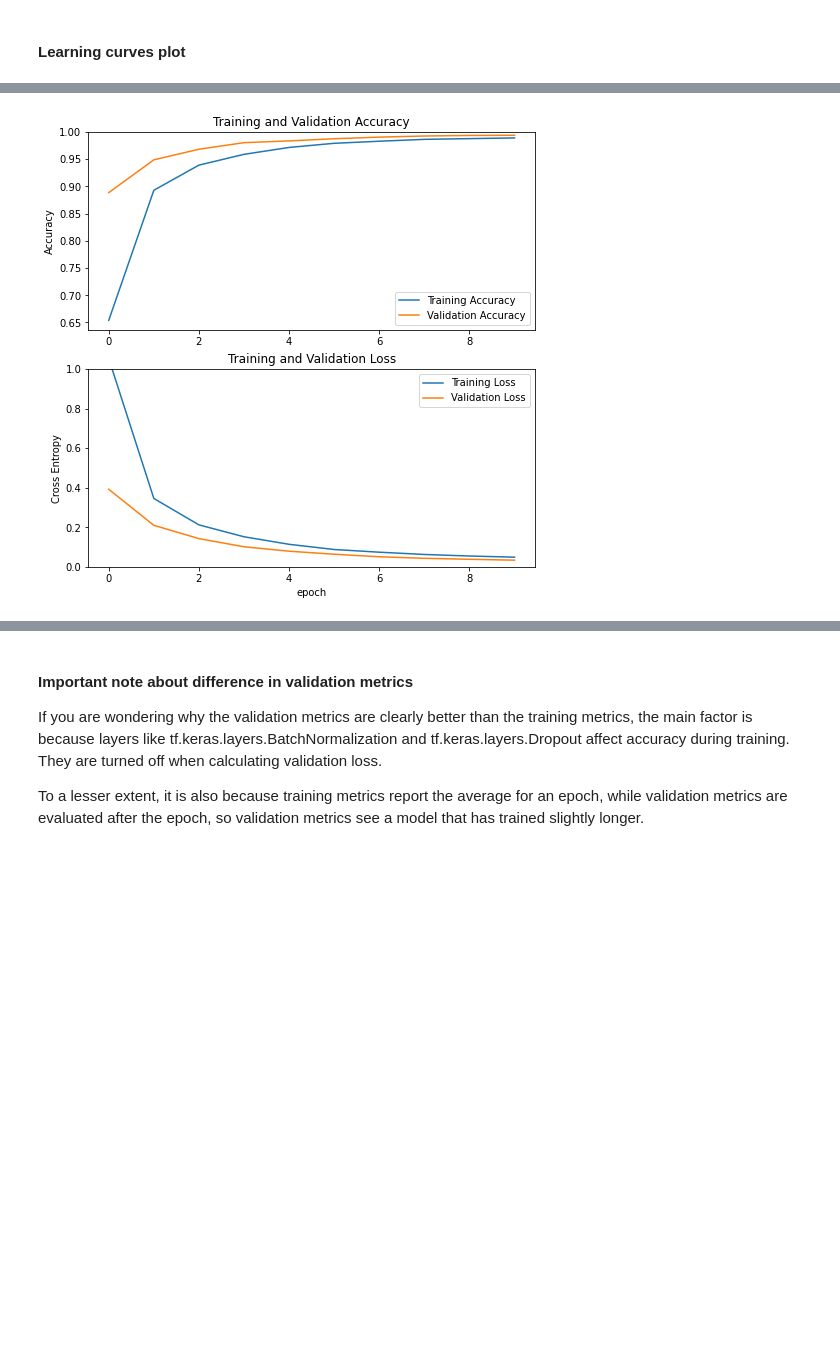
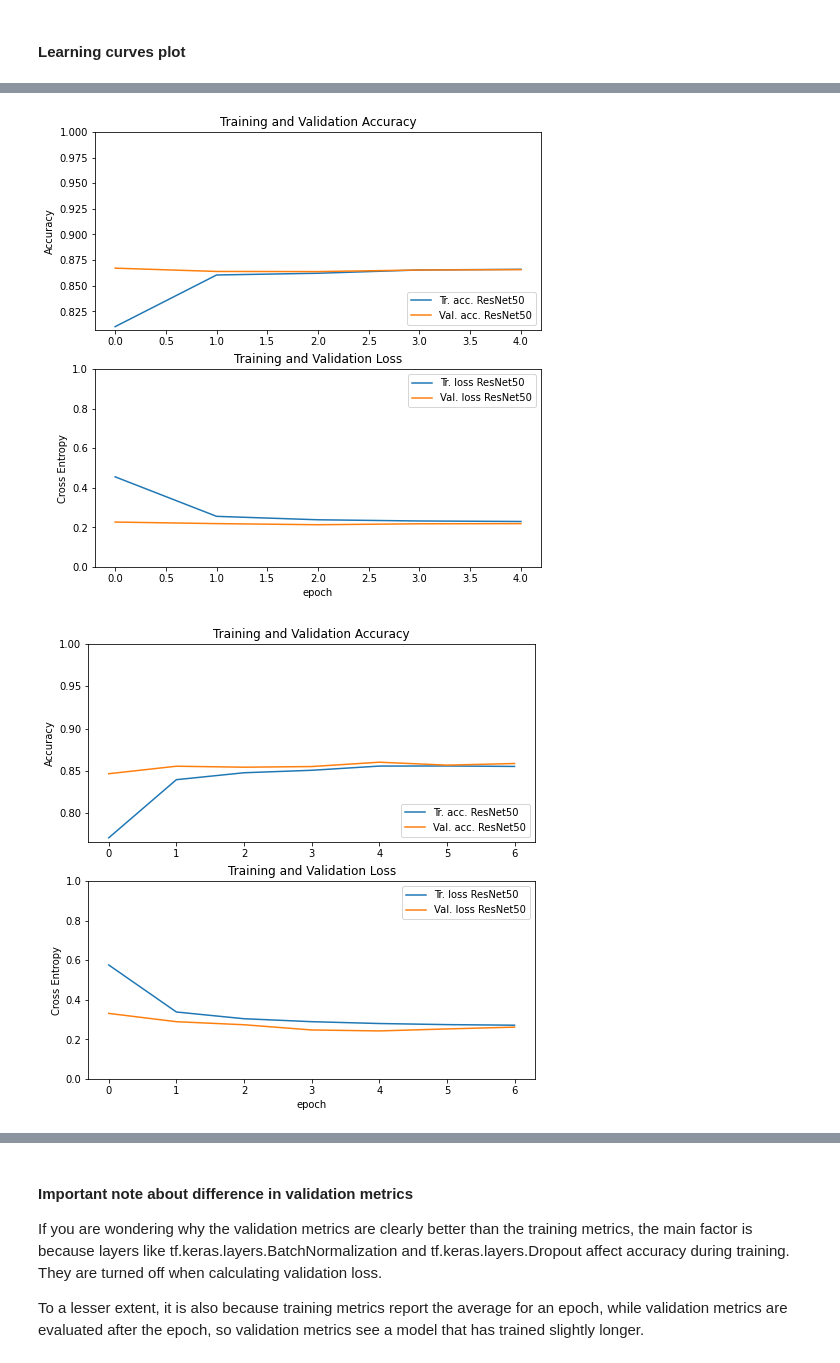
Before and after one commit to JeroenVanB/FruitClassification, a Jupyter notebook: classify_fruit.ipynb, the cells around one changed output, grey strips where cells are left out. Cells and saved outputs as stored; diff of their text form; code cells hidden in the pictures; blank space fills up the shorter version.

```diff
--- a/classify_fruit.ipynb
+++ b/classify_fruit.ipynb
@@ -10,12 +10,12 @@
 # %% [markdown]
 ###Initialization Variables
 # %%
-architecture = 3 # where:
   # 1 = MobileNetV2
   # 2 = InceptionV3
   # 3 = ResNet50
-  # 4 = VGG19
+ARCHITECTURES = [x for x in range(1,4)]
 USE_DATA_AUGMENTATION = False
+OPTIMIZERS = ["Adam", "AdaBelief"]
 # %% [markdown]
 ###Preprocessing
 # %%
@@ -235,3 +330,9 @@ after training loss (on val_ds): 0.03
 after training accuracy (on val_ds): 0.99
 # %% [markdown]
 #### Learning curves plot
+# %%
+print(results)
+adam_results = [x for x in results if x['optimizer'] == 'Adam']
+adaBelief_results = [x for x in results if x['optimizer'] == 'AdaBelief']
+print(adam_results)
+print(adaBelief_results)
@@ -238,27 +343,36 @@ after training accuracy (on val_ds): 0.99
 # %%
-acc = history.history['accuracy']
-val_acc = history.history['val_accuracy']
+archs = ['', 'MobileNetV2', 'InceptionV3', 'ResNet50']
+def plot_history(results):
+  for result in results:
+    arch_name = archs[result['arch']]
+    opt_name = result['optimizer']
+    history = result['history']
+    acc = history.history['accuracy']
+    val_acc = history.history['val_accuracy']
 
-loss = history.history['loss']
-val_loss = history.history['val_loss']
+    loss = history.history['loss']
+    val_loss = history.history['val_loss']
 
-plt.figure(figsize=(8, 8))
-plt.subplot(2, 1, 1)
-plt.plot(acc, label='Training Accuracy')
-plt.plot(val_acc, label='Validation Accuracy')
-plt.legend(loc='lower right')
-plt.ylabel('Accuracy')
-plt.ylim([min(plt.ylim()),1])
-plt.title('Training and Validation Accuracy')
+    plt.figure(figsize=(8, 8))
+    plt.subplot(2, 1, 1)
+    plt.plot(acc, label=f'Tr. acc. {arch_name}')
+    plt.plot(val_acc, label=f'Val. acc. {arch_name}')
+    plt.legend(loc='lower right')
+    plt.ylabel('Accuracy')
+    plt.ylim([min(plt.ylim()),1])
+    plt.title('Training and Validation Accuracy')
 
-plt.subplot(2, 1, 2)
-plt.plot(loss, label='Training Loss')
-plt.plot(val_loss, label='Validation Loss')
-plt.legend(loc='upper right')
-plt.ylabel('Cross Entropy')
-plt.ylim([0,1.0])
-plt.title('Training and Validation Loss')
-plt.xlabel('epoch')
-plt.show()
+    plt.subplot(2, 1, 2)
+    plt.plot(loss, label=f'Tr. loss {arch_name}')
+    plt.plot(val_loss, label=f'Val. loss {arch_name}')
+    plt.legend(loc='upper right')
+    plt.ylabel('Cross Entropy')
+    plt.ylim([0,1.0])
+    plt.title('Training and Validation Loss')
+    plt.xlabel('epoch')
+    plt.show()
+
+plot_history(adam_results)
 # %% [output]
-[figure, old version]
+[figure, new version]
+[figure, added]
```
Also changed, not shown: parts of 8 cells of this notebook.
